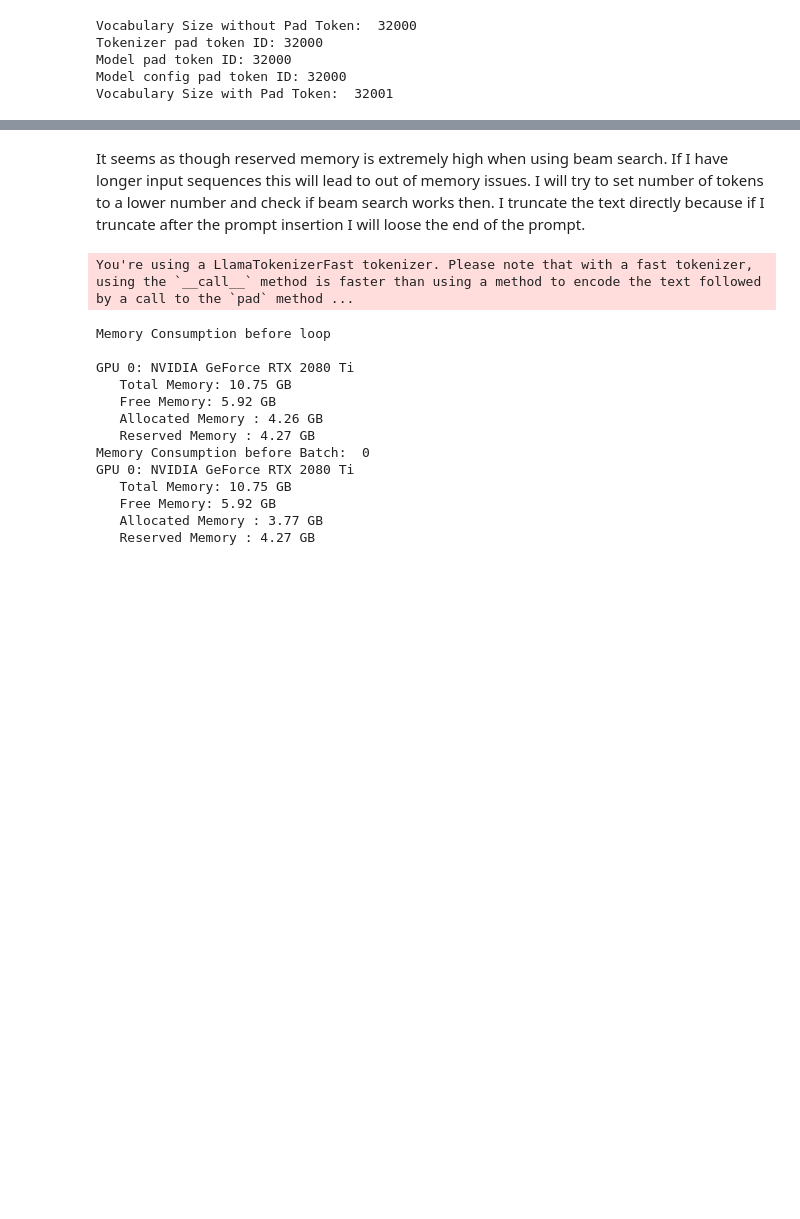
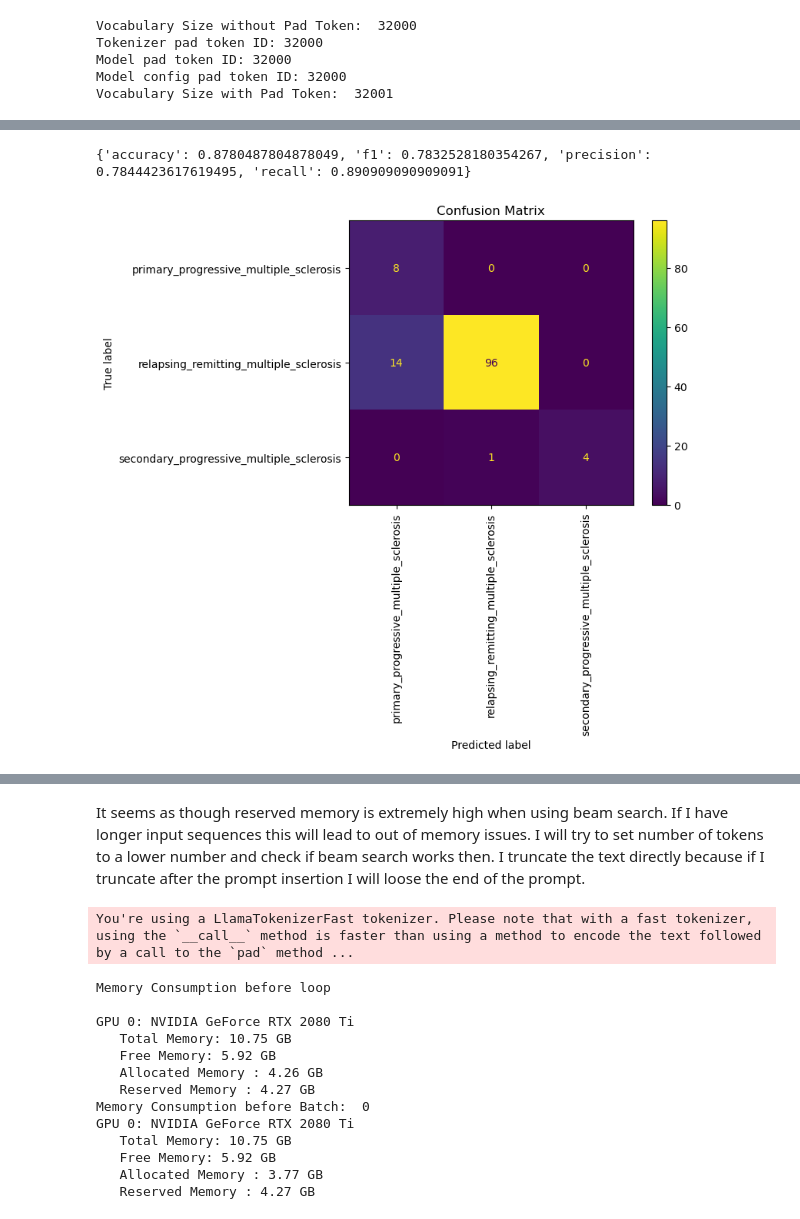
Before and after one commit to maregli/inf-extr, a Jupyter notebook: notebooks/ms-prediction/llama2-chat_zero_shot.ipynb, the cells around one changed output, grey strips where cells are left out. Cells and saved outputs as stored; diff of their text form; code cells hidden in the pictures; blank space fills up the shorter version.

Commit message:
zero-shot prompting

```diff
--- a/notebooks/ms-prediction/llama2-chat_zero_shot.ipynb
+++ b/notebooks/ms-prediction/llama2-chat_zero_shot.ipynb
@@ -124,0 +168,4 @@ def preprocess(example):
+# %%
+# Load data
+data_files = {"train": "ms-diag_clean_train.csv", "validation": "ms-diag_clean_val.csv", "test": "ms-diag_clean_test.csv"}
+df = load_dataset(os.path.join(paths.DATA_PATH_PREPROCESSED,'ms-diag'), data_files = data_files)
@@ -124,0 +179,10 @@ def preprocess(example):
+# %%
+for i in range(10):
+    example = df["train"][i]
+    prompt_encoded = format_prompt(example["text"][:128])
+    # prompt_encoded = format_prompt_no_sys(example["text"])
+    # prompt_encoded = format_prompt_one_shot(ppms_example["text"], "primary progressive multiple sclerosis", example["text"])
+    # prompt_encoded = format_prompt_few_shot(ppms_example["text"][:80], "primary progressive multiple sclerosis", spms_example["text"][:80], "secondary progressive multiple sclerosis", example["text"])
+    return_tokens = model.generate(**prompt_encoded, max_new_tokens=100, temperature = 1, top_p = 1, do_sample = False, stopping_criteria = [ms_stop])
+    print(example["labels"])
+    print(tokenizer.batch_decode(return_tokens, skip_special_tokens=True))
@@ -124,0 +248,21 @@ def preprocess(example):
+# %%
+label_mapping = {'primary progressive multiple sclerosis': 'primary_progressive_multiple_sclerosis',
+                 'secondary progressive multiple sclerosis': 'secondary_progressive_multiple_sclerosis',
+                 'relapsing remitting multiple sclerosis': 'relapsing_remitting_multiple_sclerosis'}
+
+def map_strings_to_labels(input_string:str):
+    for key in label_mapping.keys():
+        if key in input_string.strip().lower():
+            return label_mapping.get(key, None)
+# %%
+train_data_128["results_clean"] = train_data_128["results"].apply(map_strings_to_labels)
+train_data_full["results_clean"] = train_data_full["results"].apply(map_strings_to_labels)
+# %%
+data = train_data_128
+labels = [ms_label2id[label] for label in data.labels]
+preds = [ms_label2id[res] for res in data.results_clean]
+print(performance_metrics(preds, labels))
+plot_confusion_matrix(preds, labels, label2id = ms_label2id)
+# %% [output]
+{'accuracy': 0.8780487804878049, 'f1': 0.7832528180354267, 'precision': 0.7844423617619495, 'recall': 0.890909090909091}
+[figure, added]
```
Also changed, not shown: parts of 35 cells of this notebook.
